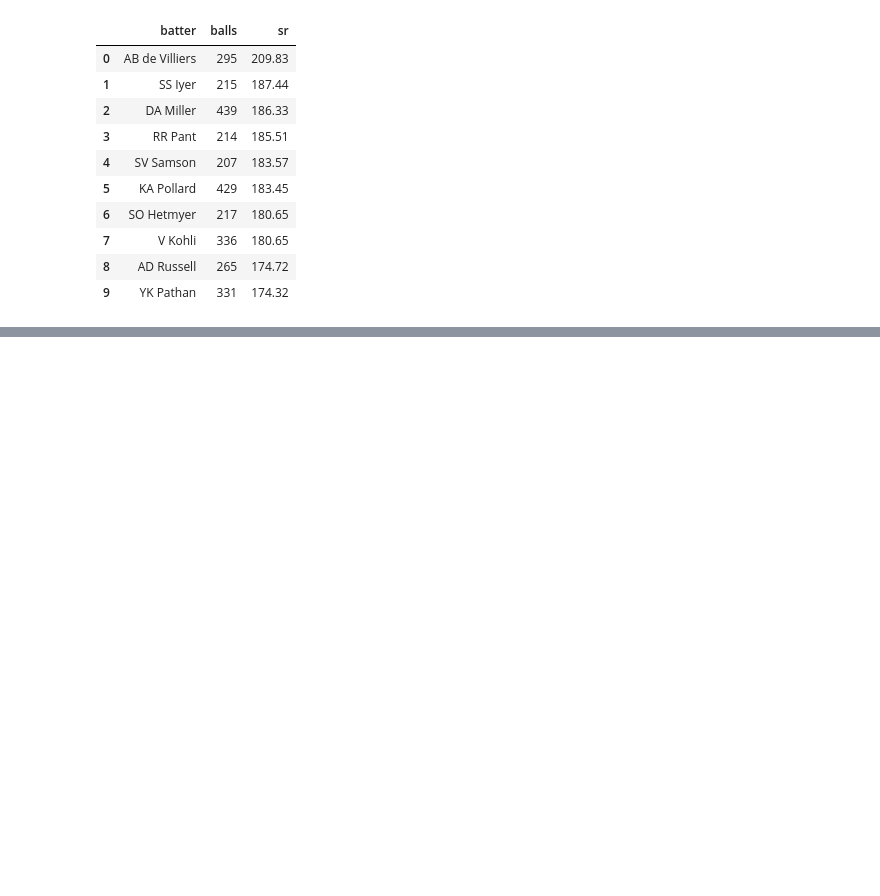
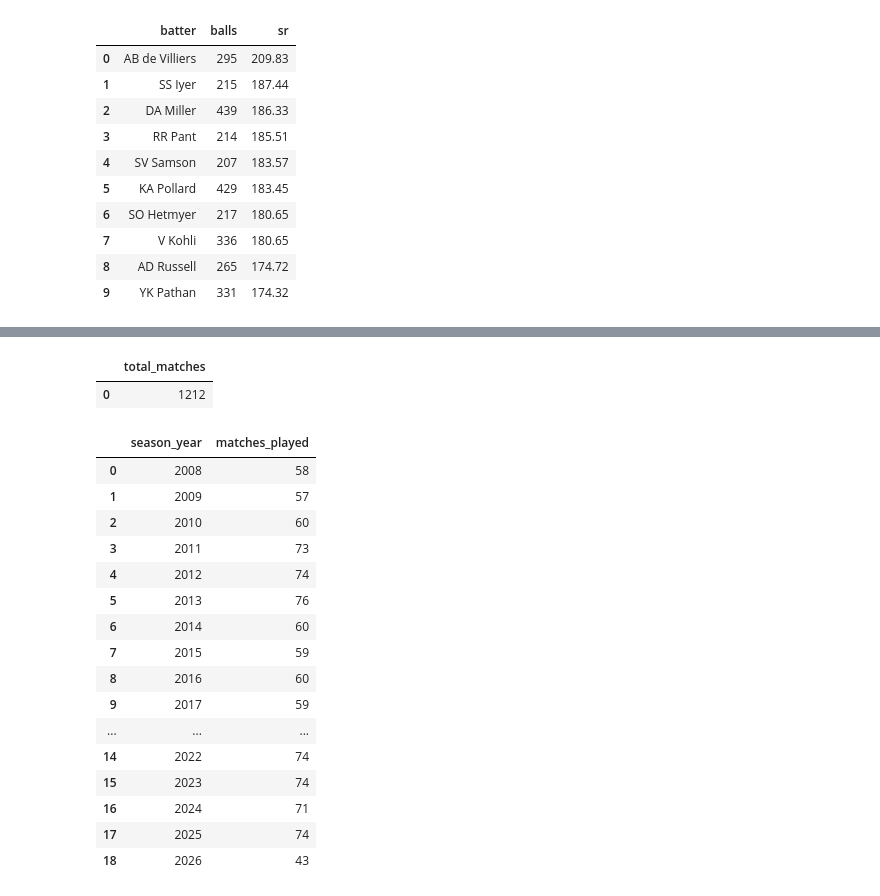
Before and after one commit to muhsinbca25dbi-lab/project3.1, a Jupyter notebook: notebooks/data analysis.ipynb, the cells around one changed output, grey strips where cells are left out. Cells and saved outputs as stored; diff of their text form; code cells hidden in the pictures; blank space fills up the shorter version.

```diff
--- a/notebooks/data analysis.ipynb
+++ b/notebooks/data analysis.ipynb
@@ -1295,0 +1360,32 @@ limit 10;
+# %%
+q("SELECT COUNT(*) AS total_matches FROM matches;")
+# %% [output]
+|  | total_matches |
+| 0 | 1212 |
+# %%
+q("""
+SELECT
+    season_year,
+    COUNT(*) AS matches_played
+FROM matches_clean
+GROUP BY season_year
+ORDER BY season_year;
+""")
+# %% [output]
+|  | season_year | matches_played |
+| 0 | 2008 | 58 |
+| 1 | 2009 | 57 |
+| 2 | 2010 | 60 |
+| 3 | 2011 | 73 |
+| 4 | 2012 | 74 |
+| 5 | 2013 | 76 |
+| 6 | 2014 | 60 |
+| 7 | 2015 | 59 |
+| 8 | 2016 | 60 |
+| 9 | 2017 | 59 |
+| ... | ... | ... |
+| 14 | 2022 | 74 |
+| 15 | 2023 | 74 |
+| 16 | 2024 | 71 |
+| 17 | 2025 | 74 |
+| 18 | 2026 | 43 |
```
Also changed, not shown: parts of 26 cells of this notebook, 7 other files.
